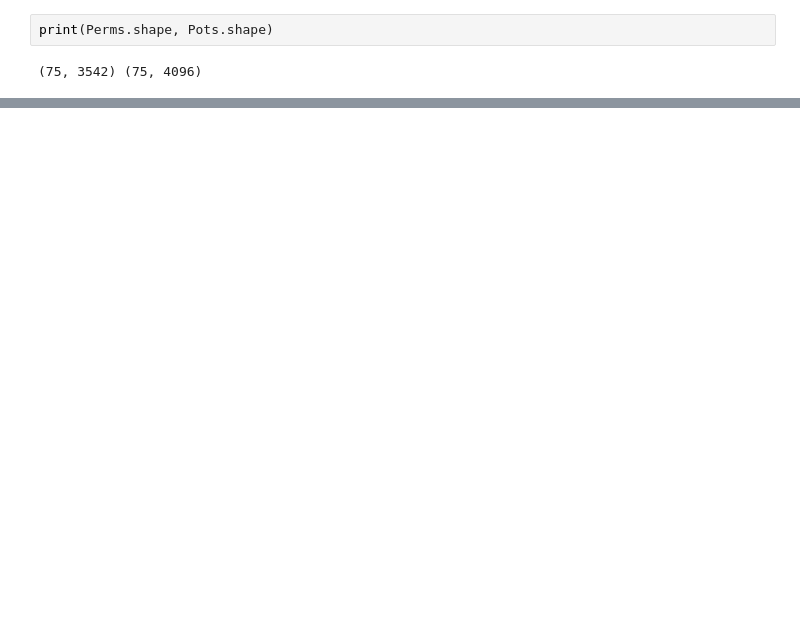
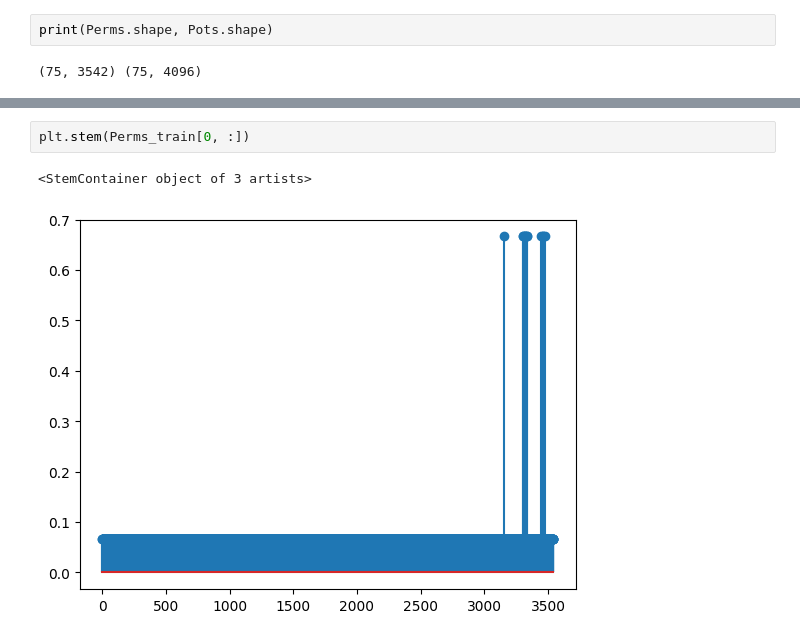
Before and after one commit to JacobTh98/3dIT, a Jupyter notebook: example.ipynb, the cells around one changed output, grey strips where cells are left out. Drawn from its saved outputs; the diff is of its cells as text; blank space fills up the shorter version.

```diff
--- a/example.ipynb
+++ b/example.ipynb
@@ -61,0 +384,5 @@ plot_mesh(mesh_obj)
+# %%
+plt.stem(Perms_train[0, :])
+# %% [output]
+<StemContainer object of 3 artists>
+[figure, added]
```
Also changed, not shown: parts of 16 cells of this notebook.
